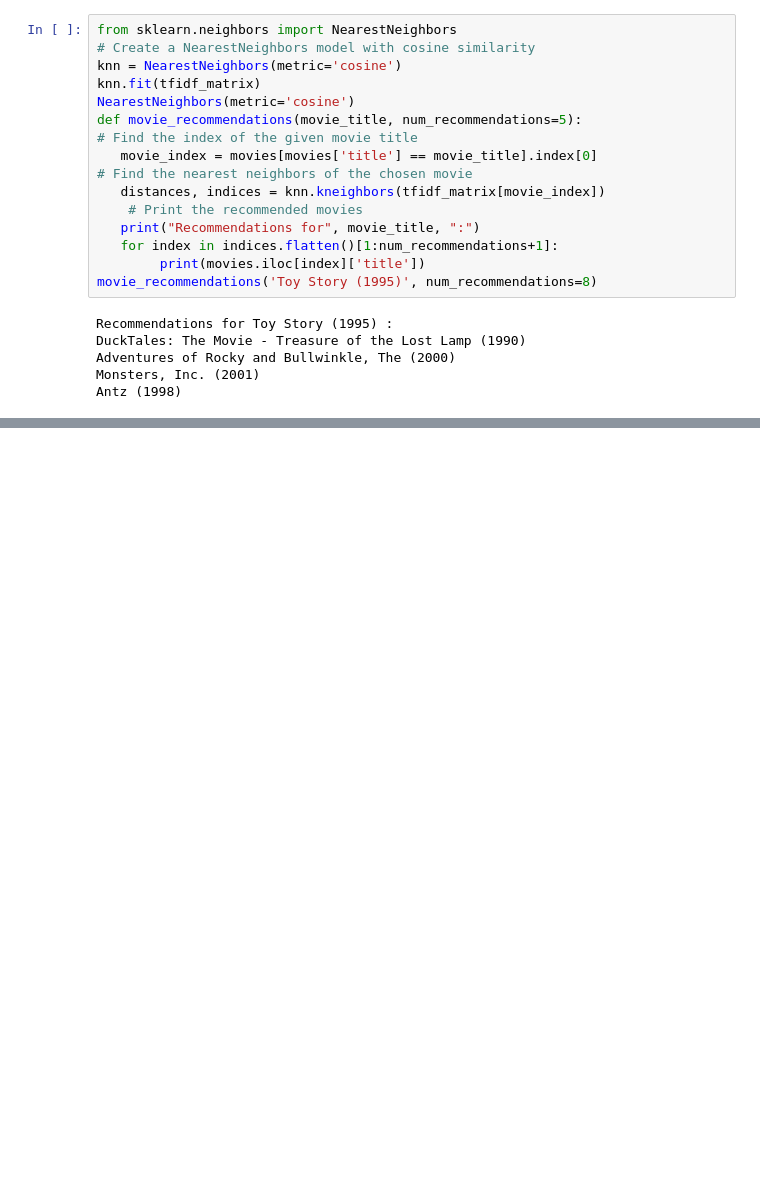
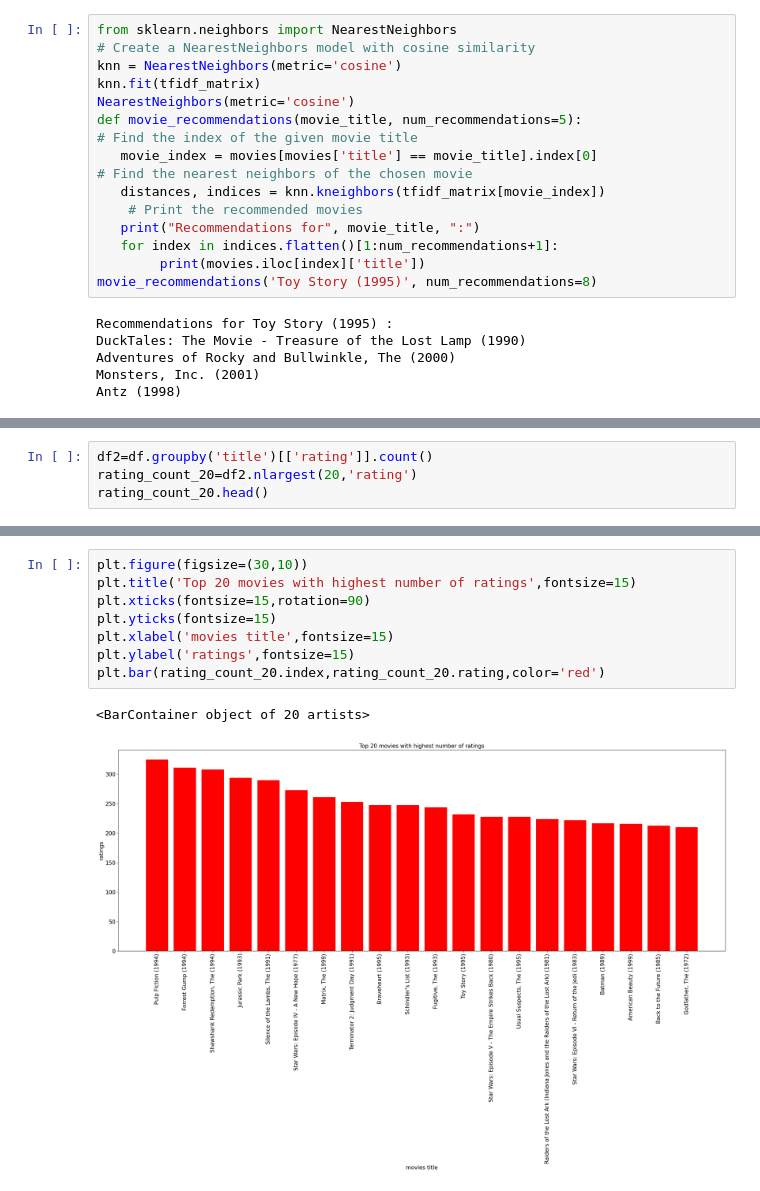
Before and after one commit to waqarmm/AI-Labs, a Jupyter notebook: knn_Movie_Recommendation.ipynb, the cells around one changed output, grey strips where cells are left out. Drawn from its saved outputs; the diff is of its cells as text; blank space fills up the shorter version.

```diff
--- a/knn_Movie_Recommendation.ipynb
+++ b/knn_Movie_Recommendation.ipynb
@@ -127,0 +171,4 @@ plt.show()
+# %%
+df2=df.groupby('title')[['rating']].count()
+rating_count_20=df2.nlargest(20,'rating')
+rating_count_20.head()
@@ -127,0 +183,11 @@ plt.show()
+# %%
+plt.figure(figsize=(30,10))
+plt.title('Top 20 movies with highest number of ratings',fontsize=15)
+plt.xticks(fontsize=15,rotation=90)
+plt.yticks(fontsize=15)
+plt.xlabel('movies title',fontsize=15)
+plt.ylabel('ratings',fontsize=15)
+plt.bar(rating_count_20.index,rating_count_20.rating,color='red')
+# %% [output]
+<BarContainer object of 20 artists>
+[figure, added]
```
Also changed, not shown: parts of 6 cells of this notebook.
